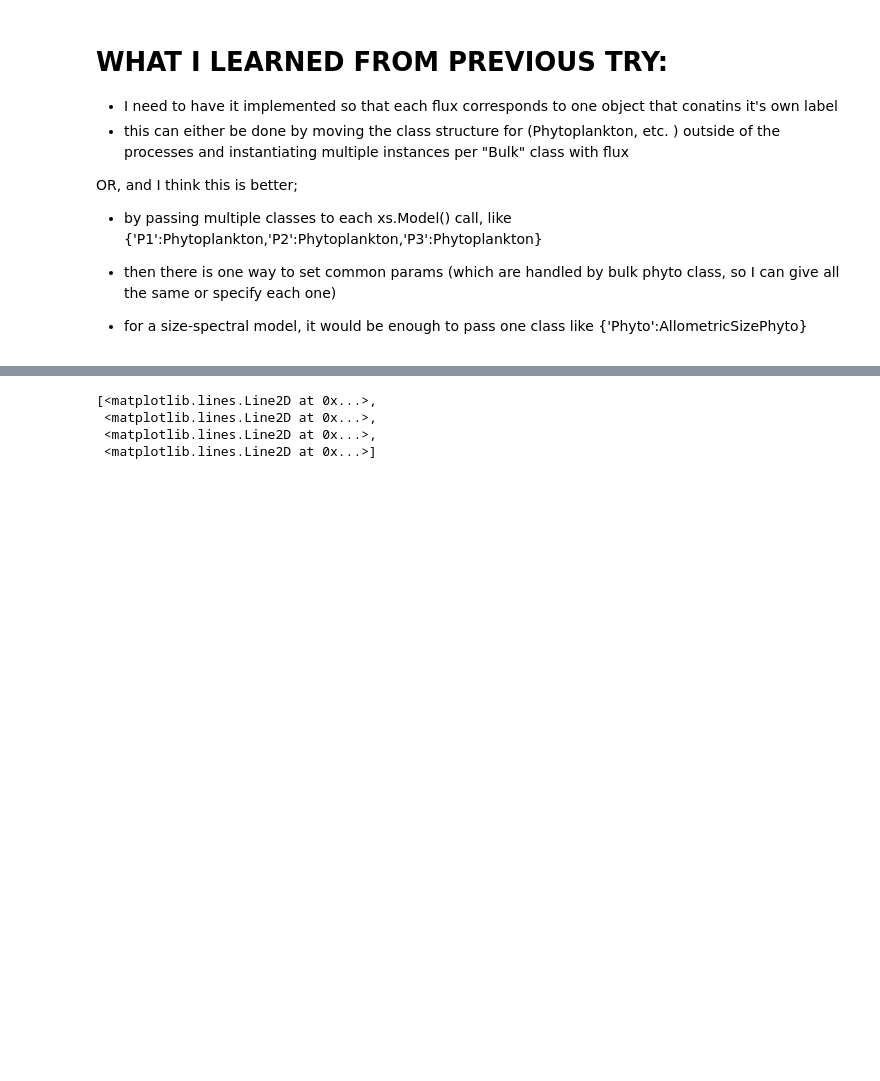
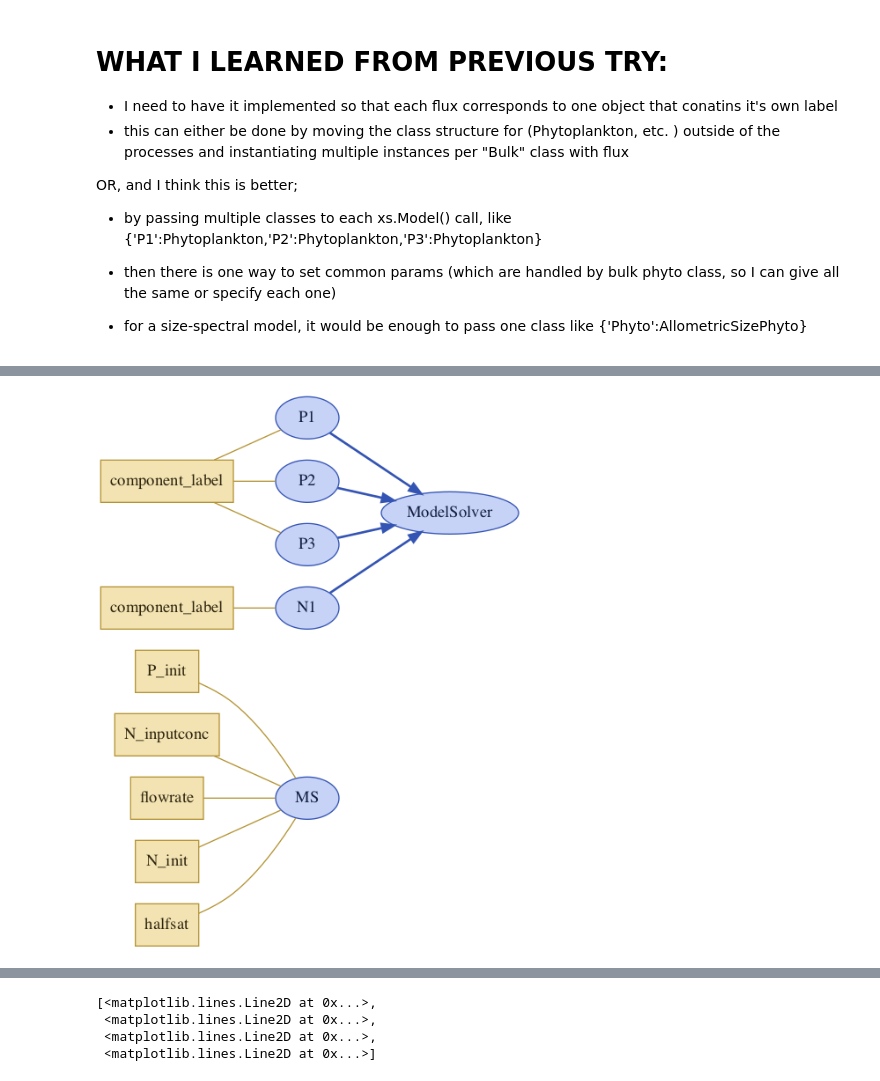
Before and after one commit to ben1post/kaweahcode, a Jupyter notebook: phydra_OSM/notebooks/XSIMLAB_Chemostat_ex2.ipynb, the cells around one changed output, grey strips where cells are left out. Drawn from its saved outputs; the diff is of its cells as text; code cells hidden in the pictures; blank space fills up the shorter version.

```diff
--- a/phydra_OSM/notebooks/XSIMLAB_Chemostat_ex2.ipynb
+++ b/phydra_OSM/notebooks/XSIMLAB_Chemostat_ex2.ipynb
@@ -573,6 +573,10 @@ class ChemostatParameters:
     N_inputconc = xs.variable(intent='in', groups='input', static=True)
     flowrate = xs.variable(intent='in', groups='parameter', static=True)
     halfsat = xs.variable(intent='in', groups='parameter', static=True)
+
+    P1_halfsat = xs.variable(intent='in', groups='parameter', static=True)
+    P2_halfsat = xs.variable(intent='in', groups='parameter', static=True)
+    P3_halfsat = xs.variable(intent='in', groups='parameter', static=True)
 # %%
 @xs.process
 class Component:
@@ -695,5 +710,7 @@ flextestModelSetup = xs.Model({'MS':ChemostatParameters,
 # %%
-#flextestModelSetup.visualize(show_inputs=True, show_variables=True)
+flextestModelSetup.visualize(show_inputs=True)
+# %% [output]
+[figure, added]
 # %%
 # this is one way to create an lmfit.Parameter object:
 parameters = Parameters()
```
Also changed, not shown: parts of 16 cells of this notebook, 1 other file.
